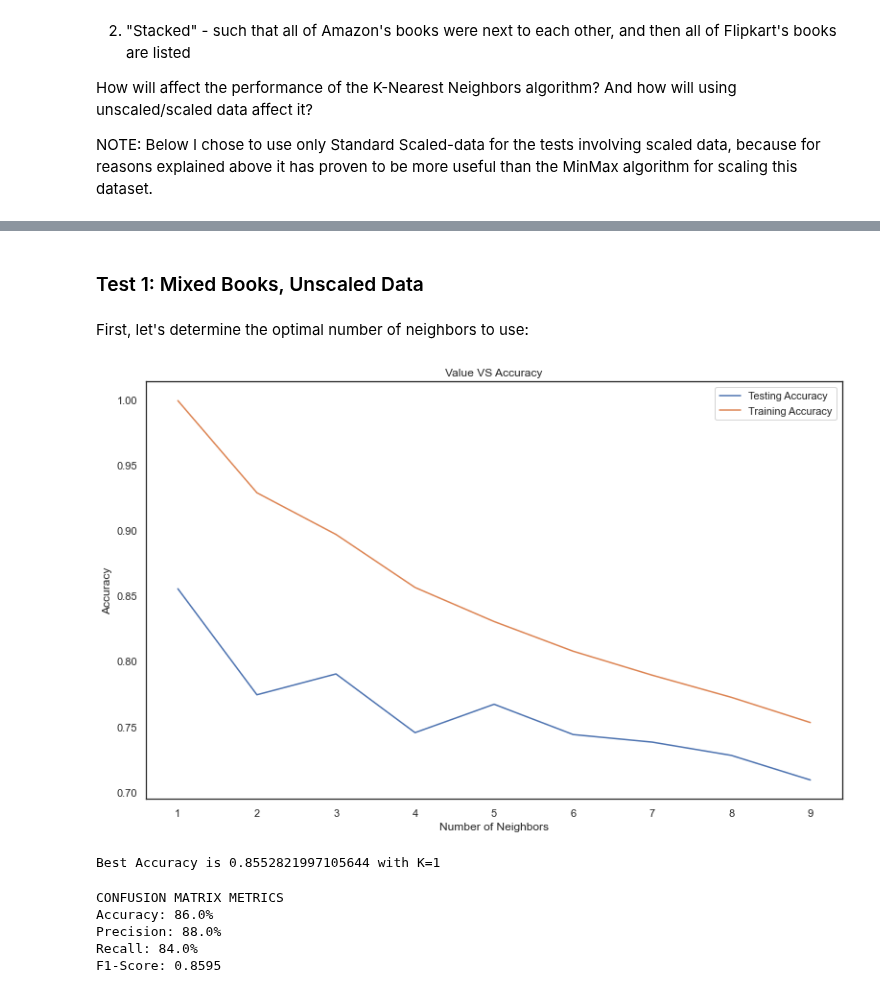
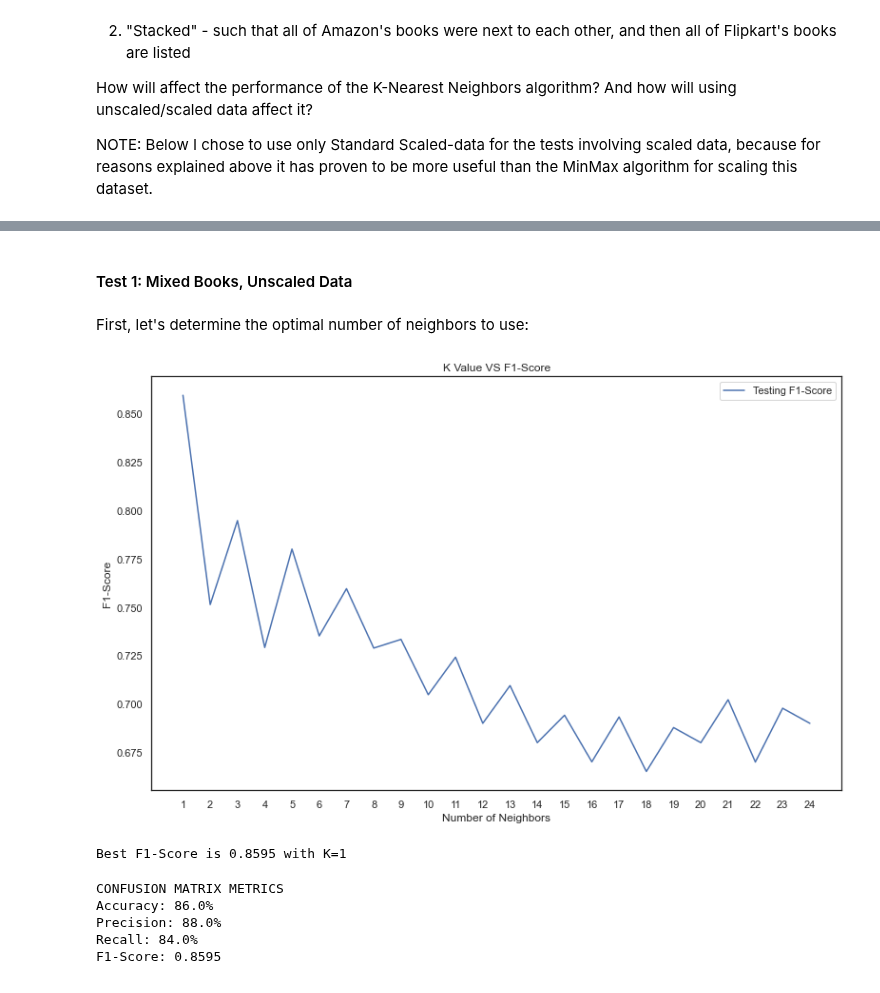
Before and after one commit to UPstartDeveloper/bookstore-classifier, a Jupyter notebook: classifications.ipynb, the cells around one changed output, grey strips where cells are left out. Drawn from its saved outputs; the diff is of its cells as text; code cells hidden in the pictures.

```diff
--- a/classifications.ipynb
+++ b/classifications.ipynb
@@ -1145,42 +1150,59 @@ stacked_scaled = {
     'y_test': y_test_stacked
 }
 # %% [markdown]
-### Test 1: Mixed Books, Unscaled Data
+#### Test 1: Mixed Books, Unscaled Data
 # %% [markdown]
 First, let's determine the optimal number of neighbors to use:
 # %%
-  def determine_num_neighbors(X_train, y_train):
-        """Plot the train and testing accuracy of KNN model, as K increases.
-           Credit for this implementation goes to the Make School's DS 2.1
-           classification tutorial:
-           https://www.makeschool.com/academy/track/standalone/ds-2-1-classification-tutorial/kNN-classifier
+def calculate_f1_score(y_test, y_pred):
+    '''Calculates the confusion matrix, and then returns the F1-score.'''
+    cm = confusion_matrix(y_test, y_pred)
+    TN, FP, FN, TP = cm.ravel()
+    precision, recall = (
+        calculate_rate(TP, TP + FP),
+        calculate_rate(TP, TP + FN)
+    )
+    f1 = round((2 * precision * recall)/(float(precision + recall))/100, 4)
+    return f1
 
-        """
-        neighbors = np.arange(1, 10)
-        train_accuracy, test_accuracy = list(), list()
 
-        for iterator, kterator in enumerate(neighbors):
-            knn = KNeighborsClassifier(n_neighbors=kterator)
-            knn.fit(X_train, y_train)
-            train_accuracy.append(knn.score(X_train, y_train))
-            test_accuracy.append(knn.score(X_test, y_test))
+def determine_num_neighbors(X_train, y_train, X_test):
+    """Plot the train and testing f1-score of KNN model, as K increases.
+       Credit for this implementation goes to the Make School's DS 2.1
+       classification tutorial:
+       https://www.makeschool.com/academy/track/standalone/ds-2-1-classification-tutorial/kNN-classifier
 
-        plt.figure(figsize=[13, 8])
-        plt.plot(neighbors, test_accuracy, label="Testing Accuracy")
-        plt.plot(neighbors, train_accuracy, label="Training Accuracy")
-        plt.legend()
-        plt.title("Value VS Accuracy")
-        plt.xlabel("Number of Neighbors")
-        plt.ylabel("Accuracy")
-        plt.xticks(neighbors)
-        plt.show()
+    """
+    neighbors = np.arange(1, 25)
+    # train_accuracy, test_accuracy = list(), list()
+    test_f1 = list()
 
-        print("Best Accuracy is {} with K={}".format(np.max(test_accuracy), 1 + test_accuracy.index(np.max(test_accuracy))))
+    for iterator, kterator in enumerate(neighbors):
+        knn = KNeighborsClassifier(n_neighbors=kterator)
+        knn.fit(X_train, y_train)
+        # train_accuracy.append(knn.score(X_train, y_train))
+        # test_accuracy.append(knn.score(X_test, y_test))
+        y_pred = knn.predict(X_test)
+        test_f1.append(calculate_f1_score(y_test, y_pred))
 
-determine_num_neighbors(mixed_unscaled['X_train'], mixed_unscaled['y_train'])
+    plt.figure(figsize=[13, 8])
+    plt.plot(neighbors, test_f1, label="Testing F1-Score")
+    # plt.plot(neighbors, train_accuracy, label="Training Accuracy")
+    plt.legend()
+    plt.title("K Value VS F1-Score")
+    plt.xlabel("Number of Neighbors")
+    plt.ylabel("F1-Score")
+    plt.xticks(neighbors)
+    plt.show()
+
+    print("Best F1-Score is {} with K={}".format(np.max(test_f1), 1 + test_f1.index(np.max(test_f1))))
+
+determine_num_neighbors(mixed_unscaled['X_train'],
+                        mixed_unscaled['y_train'],
+                        mixed_unscaled['X_test'])
 # %% [output]
-[figure, old version]
+[figure, new version]
-Best Accuracy is 0.8552821997105644 with K=1
+Best F1-Score is 0.8595 with K=1
 # %%
 def execute_knn(data, num_neighbors):
     '''Execute the KNN algorithm using sklearn.'''
```
Also changed, not shown: parts of 27 cells of this notebook, 1 other file.
